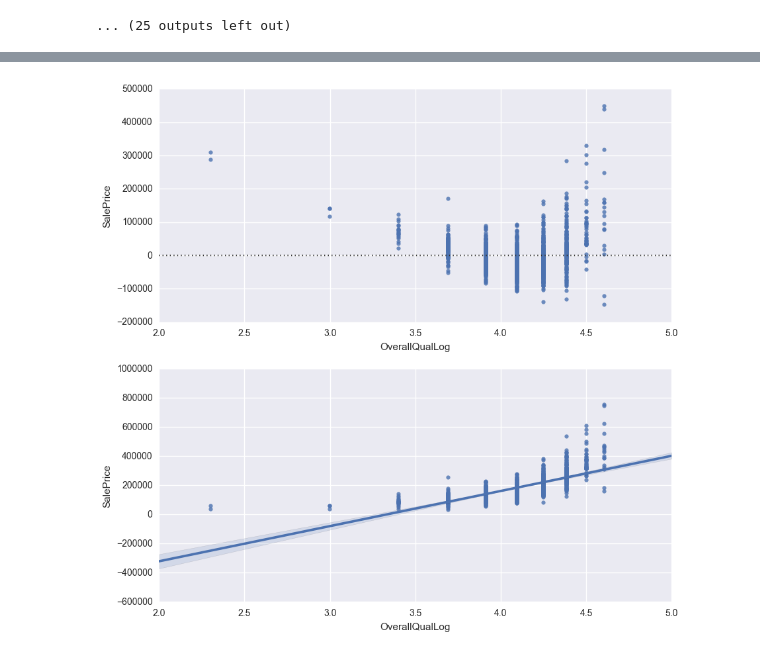
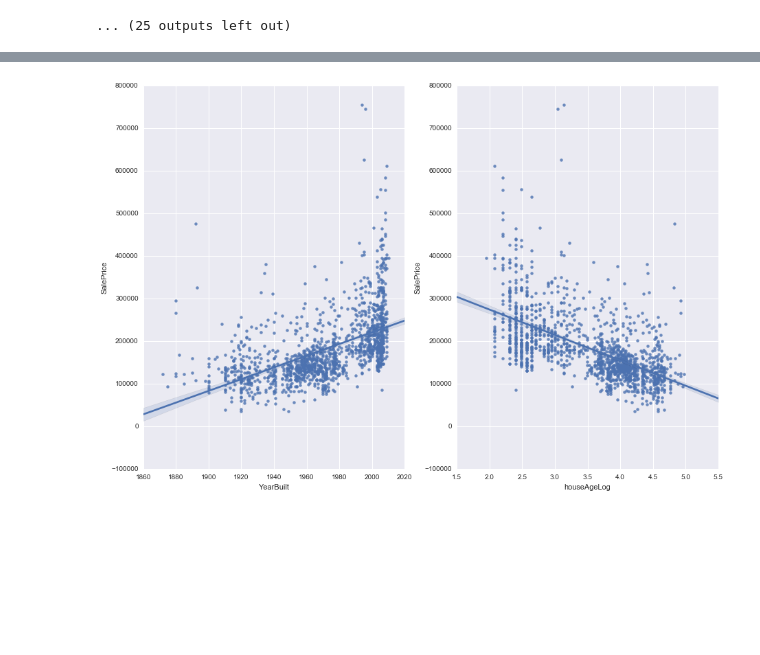
Before and after one commit to PhySci/ML_house_selling, a Jupyter notebook: Analisys.ipynb, the cells around one changed output, grey strips where cells are left out. Drawn from its saved outputs; the diff is of its cells as text; code cells hidden in the pictures; blank space fills up the shorter version.

```diff
--- a/Analisys.ipynb
+++ b/Analisys.ipynb
@@ -87,0 +71,23 @@ sns.barplot(x="LotConfig", y="SalePrice", data=data);
+# %%
+res = np.ndarray([10,2]);
+for item in range(1,11):
+    res[item-1,0] = item;
+    res[item-1,1] = data[data.OverallQual == item].SalePrice.mean()
+
+# normalize
+plt.figure()
+res[:,1] = res[:,1]/res[9,1]
+plt.plot(res[:,0],res[:,1]);
+
+for item, val in res:
+    data.loc[data.OverallQual == item,'OverallQualEst'] = val;
+
+plt.figure()
+plt.figure(figsize = [10,6])
+plt.subplot(121)
+sns.regplot(x="OverallQual", y="SalePrice", data=data);
+plt.ylim([0, 800000])
+
+plt.subplot(122)
+sns.regplot(x="OverallQualEst", y="SalePrice", data=data);
+plt.ylim([0, 800000]);
@@ -96,9 +108,12 @@ sns.regplot(x="OverallQual", y="SalePrice", data=data);
 # %%
-data["OverallQualLog"]=np.log(data["OverallQual"]*10)
-plt.figure(figsize = [10,10])
-plt.subplot(211)
-sns.residplot(x="OverallQualLog", y="SalePrice", data=data);
-plt.subplot(212)
-sns.regplot(x="OverallQualLog", y="SalePrice", data=data);
+data.loc[:,'houseAgeLog'] = np.log1p(date.today().year - data.loc[:,'YearBuilt']);
+
+plt.figure(figsize = [15,10])
+
+plt.subplot(121)
+sns.regplot(x="YearBuilt", y="SalePrice", data=data);
+
+plt.subplot(122)
+sns.regplot(x="houseAgeLog", y="SalePrice", data=data);
 # %% [output]
-[figure, old version]
+[figure, new version]
```
Also changed, not shown: parts of 9 cells of this notebook, 6 other files.
